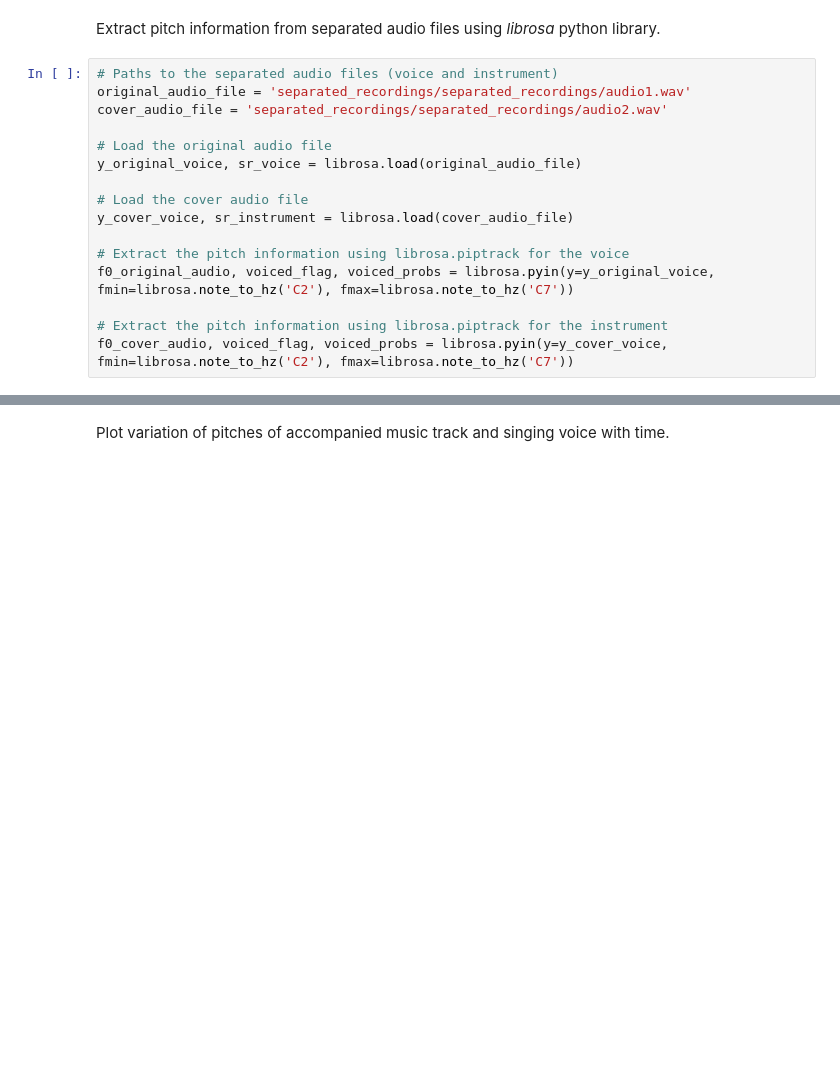
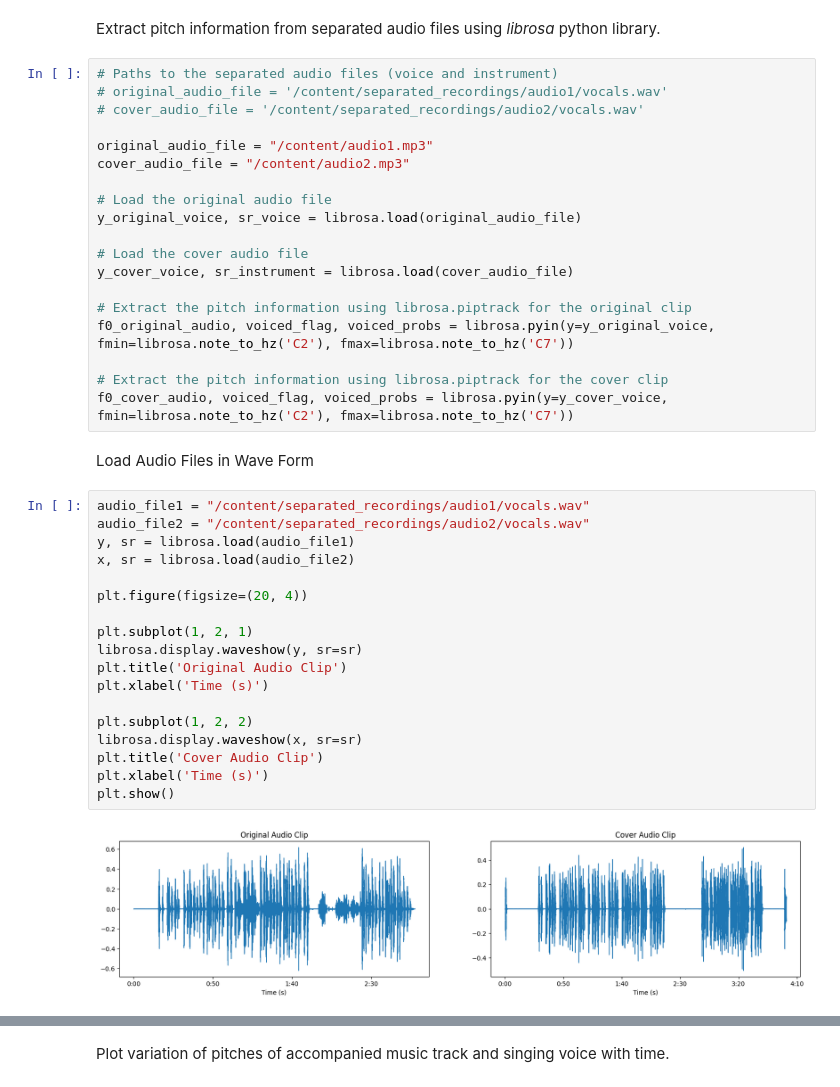
Before and after one commit to AshenWijesingha/CSAnalyzer, a Jupyter notebook: CoverSongAnalyzer.ipynb, the cells around one changed output, grey strips where cells are left out. Drawn from its saved outputs; the diff is of its cells as text; blank space fills up the shorter version.

```diff
--- a/CoverSongAnalyzer.ipynb
+++ b/CoverSongAnalyzer.ipynb
@@ -176,8 +218,11 @@ sentences2 = text2.split('.')
 Extract pitch information from separated audio files using *librosa* python library.
 # %%
 # Paths to the separated audio files (voice and instrument)
-original_audio_file = 'separated_recordings/separated_recordings/audio1.wav'
-cover_audio_file = 'separated_recordings/separated_recordings/audio2.wav'
+# original_audio_file = '/content/separated_recordings/audio1/vocals.wav'
+# cover_audio_file = '/content/separated_recordings/audio2/vocals.wav'
+
+original_audio_file = "/content/audio1.mp3"
+cover_audio_file = "/content/audio2.mp3"
 
 # Load the original audio file
 y_original_voice, sr_voice = librosa.load(original_audio_file)
@@ -185,8 +230,30 @@ y_original_voice, sr_voice = librosa.load(original_audio_file)
 # Load the cover audio file
 y_cover_voice, sr_instrument = librosa.load(cover_audio_file)
 
-# Extract the pitch information using librosa.piptrack for the voice
+# Extract the pitch information using librosa.piptrack for the original clip
 f0_original_audio, voiced_flag, voiced_probs = librosa.pyin(y=y_original_voice, fmin=librosa.note_to_hz('C2'), fmax=librosa.note_to_hz('C7'))
 
-# Extract the pitch information using librosa.piptrack for the instrument
+# Extract the pitch information using librosa.piptrack for the cover clip
 f0_cover_audio, voiced_flag, voiced_probs = librosa.pyin(y=y_cover_voice, fmin=librosa.note_to_hz('C2'), fmax=librosa.note_to_hz('C7'))
+# %% [markdown]
+Load Audio Files in Wave Form
+# %%
+audio_file1 = "/content/separated_recordings/audio1/vocals.wav"
+audio_file2 = "/content/separated_recordings/audio2/vocals.wav"
+y, sr = librosa.load(audio_file1)
+x, sr = librosa.load(audio_file2)
+
+plt.figure(figsize=(20, 4))
+
+plt.subplot(1, 2, 1)
+librosa.display.waveshow(y, sr=sr)
+plt.title('Original Audio Clip')
+plt.xlabel('Time (s)')
+
+plt.subplot(1, 2, 2)
+librosa.display.waveshow(x, sr=sr)
+plt.title('Cover Audio Clip')
+plt.xlabel('Time (s)')
+plt.show()
+# %% [output]
+[figure, added]
```
Also changed, not shown: parts of 16 cells of this notebook, 2 other files.
